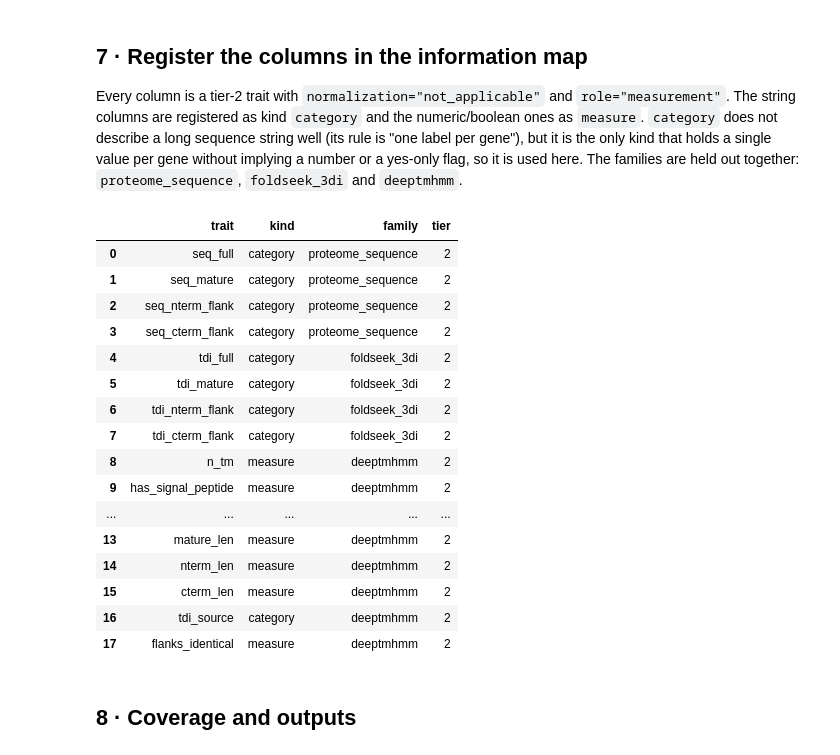
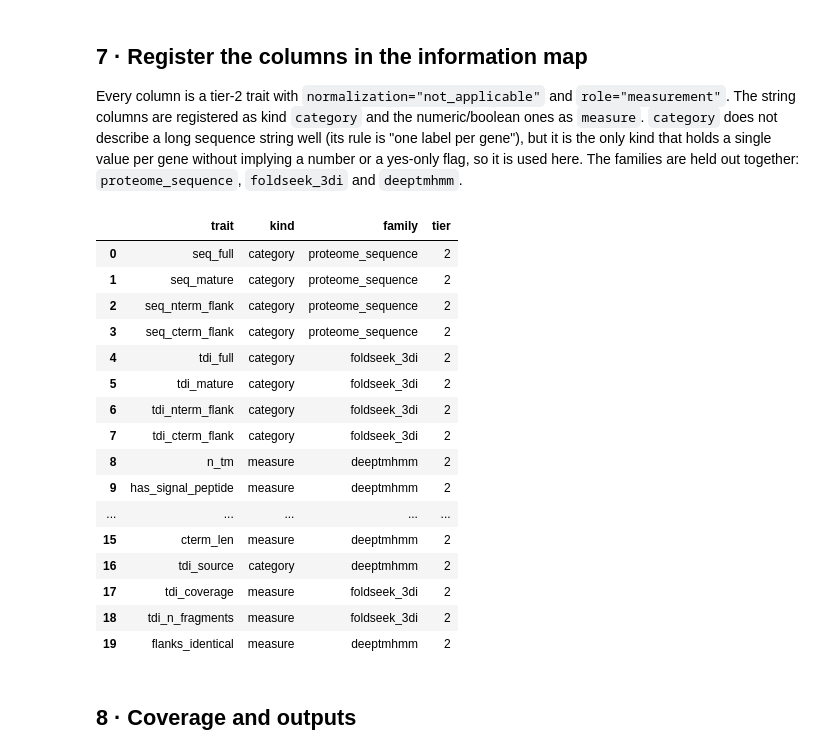
Before and after one commit to EinarOlafsson/parascape, a Jupyter notebook: notebooks/sequence_traits_2026_11_04.ipynb, the cells around one changed output. Drawn from its saved outputs; the diff is of its cells as text; code cells hidden in the pictures.

```diff
--- a/notebooks/sequence_traits_2026_11_04.ipynb
+++ b/notebooks/sequence_traits_2026_11_04.ipynb
@@ -112,0 +260,15 @@ used cleaned_db although naive_db had a record of the wrong length: 332
+# %%
+tdi, tdi_source, tdi_cov, tdi_nfrag = dict(tdi), dict(tdi_source), {g: 1.0 for g in tdi}, {g: 1 for g in tdi}
+for g, v in af3_acc.items(): tdi[g], tdi_source[g], tdi_cov[g], tdi_nfrag[g] = v, af3_src[g], af3_cov[g], af3_nfrag[g]
+n_before = len(tdi_source) - len(af3_acc)
+mm_db = list(mm); no_db_db = list(no_db)                       # state before AF3
+still = [g for g in nodes.index if g not in tdi]
+mm = [g for g in still if g in mismatch or g in af3_mismatch]   # a model exists but its length differs
+no_db = [g for g in still if g not in mm]                       # no usable model anywhere
+stitched = [g for g, v in af3_src.items() if v == 'af3_fragments']
+print('3Di before AF3:', n_before, '| after:', len(tdi), '| still missing:', len(still), '(length mismatch', len(mm), ', no model', len(no_db), ')')
+print('stitched from fragments:', len(stitched)); print(pd.Series([af3_cov[g] for g in stitched]).describe().round(3).to_string())
+print('fully covered stitched genes:', sum(af3_cov[g] == 1.0 for g in stitched), '; stitched with gaps:', sum(af3_cov[g] < 1.0 for g in stitched))
+print('overlapping residues re-assigned by the pLDDT rule:', af3_overlap_n)
+print('AF3 length-mismatch examples (gene: details, protein length):')
+for g in list(af3_mismatch)[:8]: print(' ', g, af3_mismatch[g], int(L_of[g]))
@@ -148,7 +335,7 @@ for g, seq in nodes.sequence.items():
         tdi_full=t, tdi_mature=cut(t, sp_end, L), tdi_nterm_flank=cut(t, n0, n1), tdi_cterm_flank=cut(t, c0, c1),
         n_tm=n_tm, has_signal_peptide=sp_end > 0, nterm_side=side(n0, n1), cterm_side=side(c0, c1),
         seq_len=L, mature_len=L - sp_end, nterm_len=n1 - n0, cterm_len=c1 - c0,
-        tdi_source=tdi_source.get(g, "none"), flanks_identical=seq[n0:n1] == seq[c0:c1]))
+        tdi_source=tdi_source.get(g, "none"), tdi_coverage=round(tdi_cov.get(g, 0.0), 4), tdi_n_fragments=tdi_nfrag.get(g, 0), flanks_identical=seq[n0:n1] == seq[c0:c1]))
 traits = pd.DataFrame(rows).set_index('gene_id')
 print(traits.shape)
 traits.drop(columns=[c for c in traits if c.startswith(("seq_full","seq_mat","seq_n","seq_c","tdi_full","tdi_mat","tdi_n","tdi_c"))]).describe(include="all").T
@@ -221,38 +408,38 @@ Every column is a tier-2 trait with `normalization="not_applicable"` and `role="
 # %%
 from parascape.information_map import Trait, register, TRAITS
 desc = {
  'seq_full': 'Annotated protein sequence', 'seq_mature': 'Protein sequence with the DeepTMHMM signal peptide removed (no propeptide cleavage)',
  'seq_nterm_flank': 'Mature sequence from its start to just before the first TM helix (whole mature sequence if no TM)',
  'seq_cterm_flank': 'Sequence from just after the last TM helix to the C-terminus (whole mature sequence if no TM)',
  'tdi_full': 'Foldseek 3Di string of the whole protein', 'tdi_mature': '3Di string of the mature region',
  'tdi_nterm_flank': '3Di string of the N-terminal flank', 'tdi_cterm_flank': '3Di string of the C-terminal flank',
  'n_tm': 'Number of DeepTMHMM transmembrane helices', 'has_signal_peptide': 'DeepTMHMM predicts a signal peptide',
  'nterm_side': 'Side of the membrane of the N-terminal flank: inside, outside or unknown', 'cterm_side': 'Side of the membrane of the C-terminal flank: inside, outside or unknown',
  'seq_len': 'Protein length', 'mature_len': 'Mature length', 'nterm_len': 'N-terminal flank length', 'cterm_len': 'C-terminal flank length',
- 'tdi_source': 'Which Foldseek database gave the 3Di string (naive_db, cleaned_db, none)', 'flanks_identical': 'N- and C-terminal flanks are identical (always true without a TM domain)'}
+ 'tdi_source': 'Where the 3Di string came from (naive_db, cleaned_db, af3, af3_fragments, none)', 'tdi_coverage': 'Fraction of residues with a real 3Di letter (0-1); gaps of stitched fragments are X', 'tdi_n_fragments': 'Number of AF3 fragment models stitched (1 for a single model, 0 when no 3Di)', 'flanks_identical': 'N- and C-terminal flanks are identical (always true without a TM domain)'}
 cats = {'seq_full','seq_mature','seq_nterm_flank','seq_cterm_flank','tdi_full','tdi_mature','tdi_nterm_flank','tdi_cterm_flank','nterm_side','cterm_side','tdi_source'}
 def fam(c): return "proteome_sequence" if c.startswith("seq_") and c not in ("seq_len",) else "foldseek_3di" if c.startswith("tdi_") and c != "tdi_source" else "deeptmhmm"
 for c in traits.columns:
     register(Trait(c, "category" if c in cats else "measure", desc[c], tier=2, family=fam(c), normalization="not_applicable", role="measurement"))
 pd.DataFrame([(c, TRAITS[c].kind, TRAITS[c].family, TRAITS[c].tier) for c in traits.columns], columns=['trait', 'kind', 'family', 'tier'])
 # %% [output]
 |  | trait | kind | family | tier |
 | 0 | seq_full | category | proteome_sequence | 2 |
 | 1 | seq_mature | category | proteome_sequence | 2 |
 | 2 | seq_nterm_flank | category | proteome_sequence | 2 |
 | 3 | seq_cterm_flank | category | proteome_sequence | 2 |
 | 4 | tdi_full | category | foldseek_3di | 2 |
 | 5 | tdi_mature | category | foldseek_3di | 2 |
 | 6 | tdi_nterm_flank | category | foldseek_3di | 2 |
 | 7 | tdi_cterm_flank | category | foldseek_3di | 2 |
 | 8 | n_tm | measure | deeptmhmm | 2 |
 | 9 | has_signal_peptide | measure | deeptmhmm | 2 |
 | ... | ... | ... | ... | ... |
-| 13 | mature_len | measure | deeptmhmm | 2 |
-| 14 | nterm_len | measure | deeptmhmm | 2 |
 | 15 | cterm_len | measure | deeptmhmm | 2 |
 | 16 | tdi_source | category | deeptmhmm | 2 |
-| 17 | flanks_identical | measure | deeptmhmm | 2 |
+| 17 | tdi_coverage | measure | foldseek_3di | 2 |
+| 18 | tdi_n_fragments | measure | foldseek_3di | 2 |
+| 19 | flanks_identical | measure | deeptmhmm | 2 |
 # %% [markdown]
 ## 8 · Coverage and outputs
 # %%
```
Also changed, not shown: parts of 11 cells of this notebook, 10 other files.
